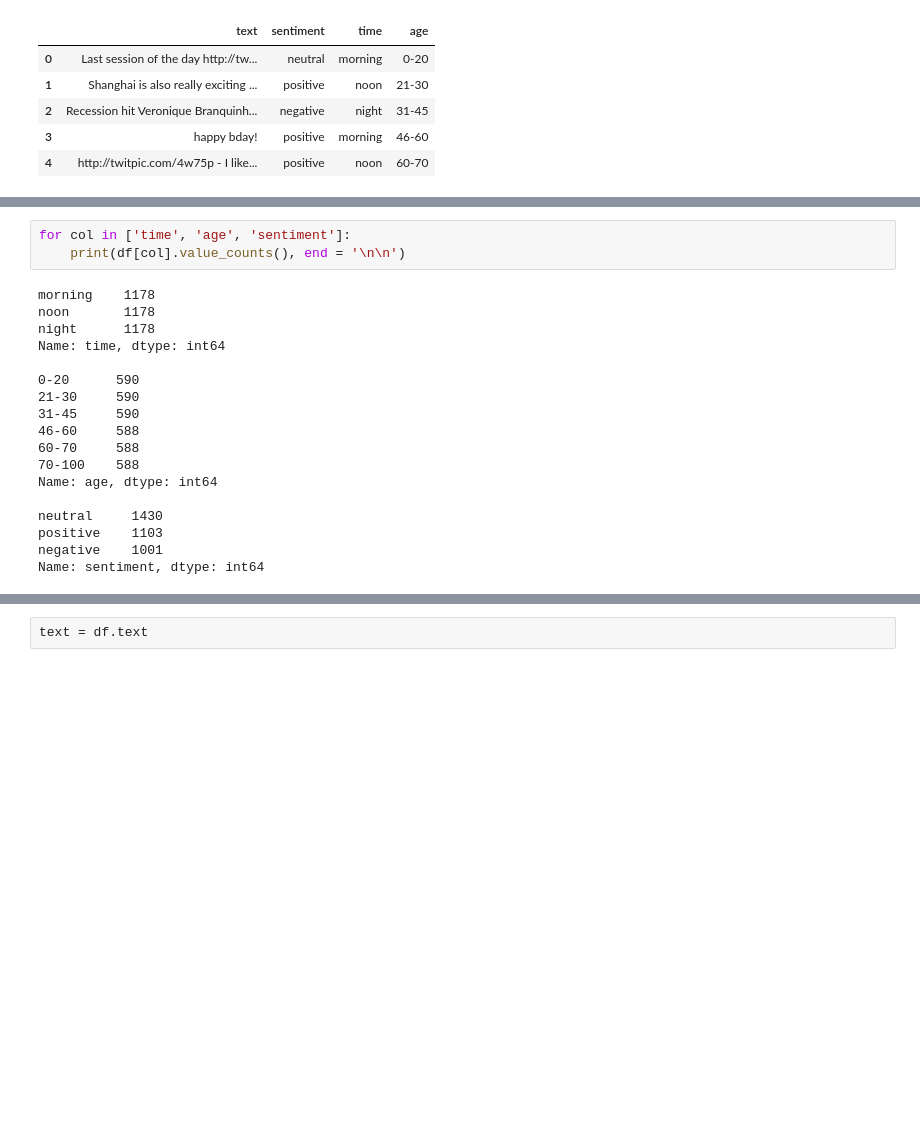
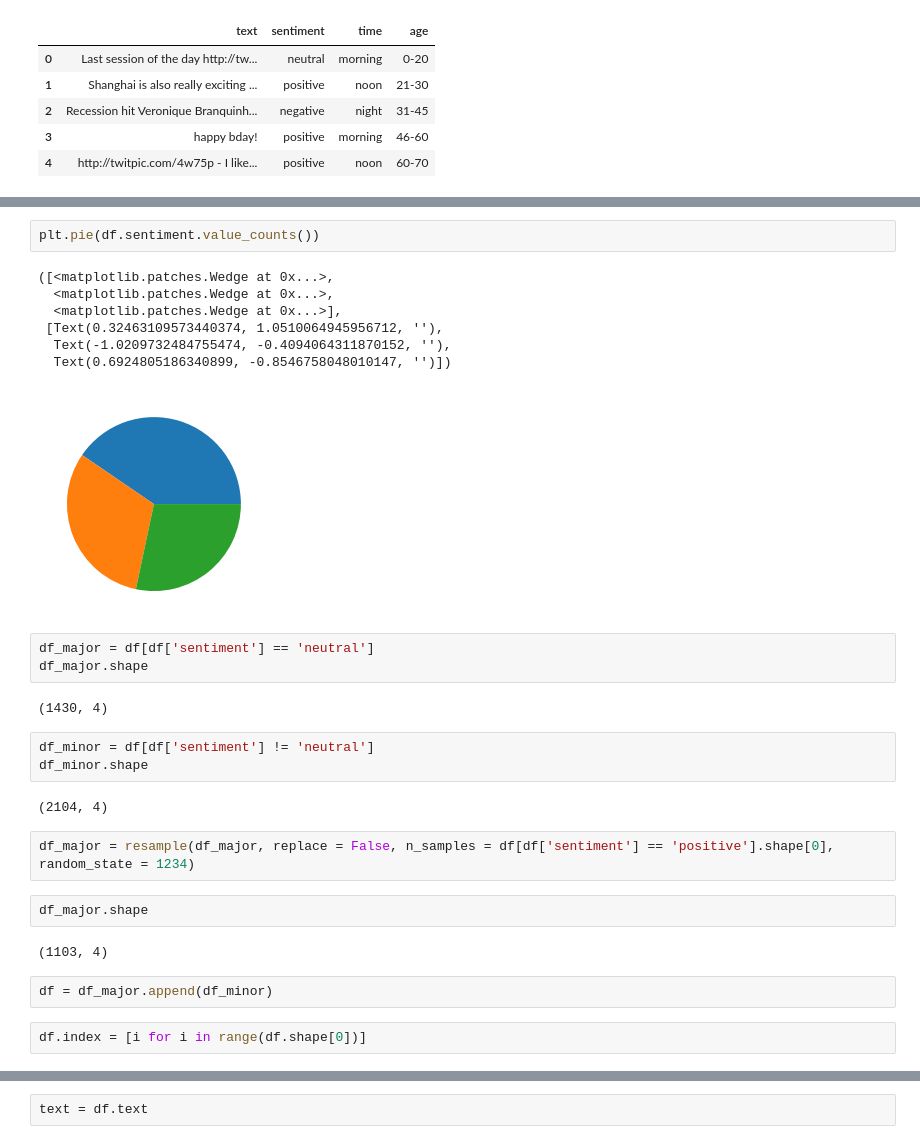
Before and after one commit to ayush02av/mlprac, a Jupyter notebook: Projects/twitter sentiment analysis/model.ipynb, the cells around one changed output, grey strips where cells are left out. Drawn from its saved outputs; the diff is of its cells as text; blank space fills up the shorter version.

```diff
--- a/Projects/twitter sentiment analysis/model.ipynb
+++ b/Projects/twitter sentiment analysis/model.ipynb
@@ -99,21 +110,30 @@ df.head()
 # %%
-for col in ['time', 'age', 'sentiment']:
-    print(df[col].value_counts(), end = '\n\n')
+plt.pie(df.sentiment.value_counts())
 # %% [output]
-morning    1178
-noon       1178
-night      1178
-Name: time, dtype: int64
-
-0-20      590
-21-30     590
-31-45     590
-46-60     588
-60-70     588
-70-100    588
-Name: age, dtype: int64
-
-neutral     1430
-positive    1103
-negative    1001
-Name: sentiment, dtype: int64
+([<matplotlib.patches.Wedge at 0x...>,
+  <matplotlib.patches.Wedge at 0x...>,
+  <matplotlib.patches.Wedge at 0x...>],
+ [Text(0.32463109573440374, 1.0510064945956712, ''),
+  Text(-1.0209732484755474, -0.4094064311870152, ''),
+  Text(0.6924805186340899, -0.8546758048010147, '')])
+[figure, added]
+# %%
+df_major = df[df['sentiment'] == 'neutral']
+df_major.shape
+# %% [output]
+(1430, 4)
+# %%
+df_minor = df[df['sentiment'] != 'neutral']
+df_minor.shape
+# %% [output]
+(2104, 4)
+# %%
+df_major = resample(df_major, replace = False, n_samples = df[df['sentiment'] == 'positive'].shape[0], random_state = 1234)
+# %%
+df_major.shape
+# %% [output]
+(1103, 4)
+# %%
+df = df_major.append(df_minor)
+# %%
+df.index = [i for i in range(df.shape[0])]
```
Also changed, not shown: parts of 18 cells of this notebook, 2 other files.
